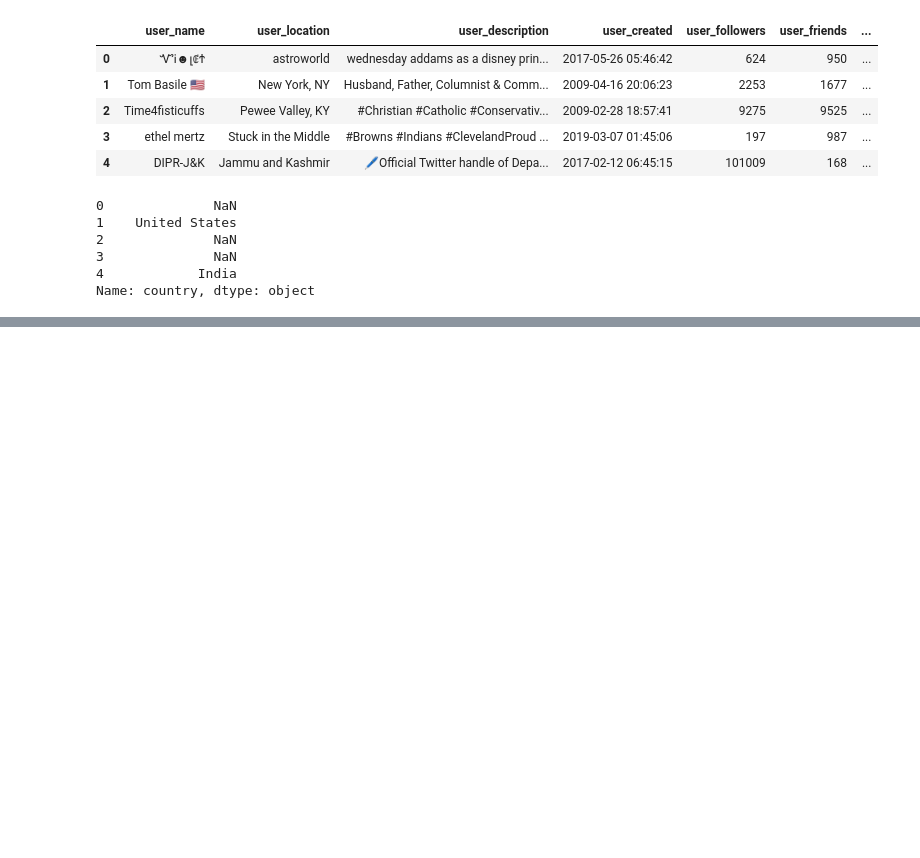
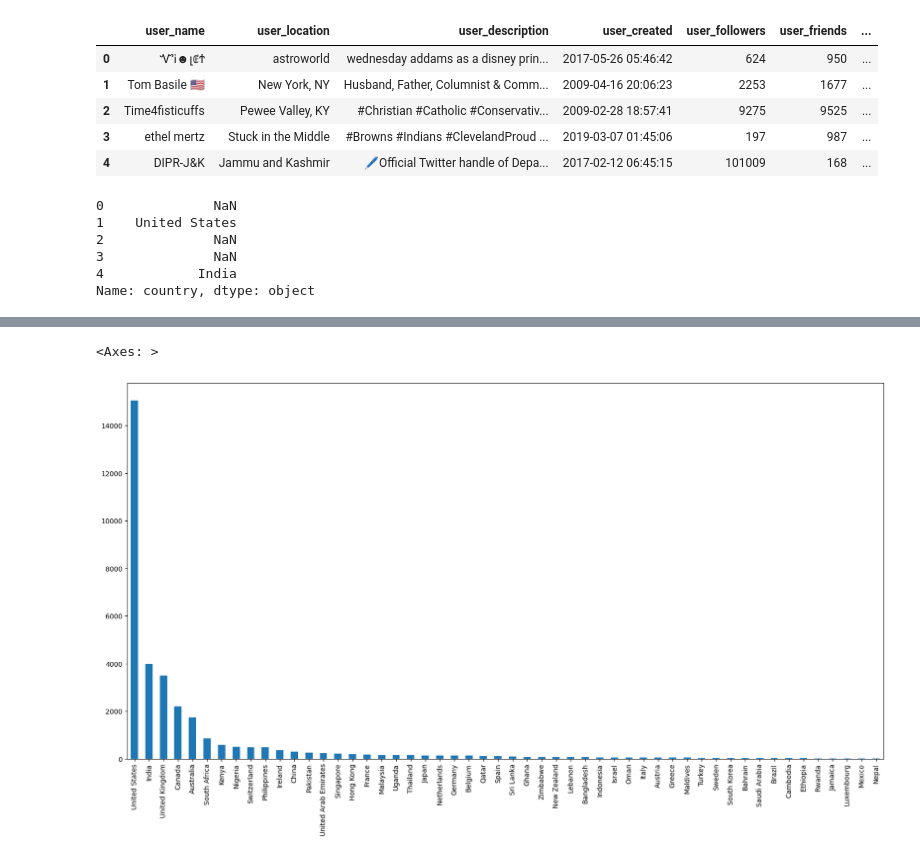
Before and after one commit to plpcollado/Laboratorio_A01664621, a Jupyter notebook: Evidencia_Final.ipynb, the cells around one changed output, grey strips where cells are left out. Saved outputs shown, nothing was run; the diff lists cells and outputs as text; code cells hidden in the pictures; blank space fills up the shorter version.

```diff
--- a/Evidencia_Final.ipynb
+++ b/Evidencia_Final.ipynb
@@ -271,0 +438,6 @@ Name: country, dtype: int64
+# %%
+#Plot df country 2
+df6.plot.bar(figsize=(20,10))
+# %% [output]
+<Axes: >
+[figure, added]
```
Also changed, not shown: parts of 8 cells of this notebook, 1 other file.
